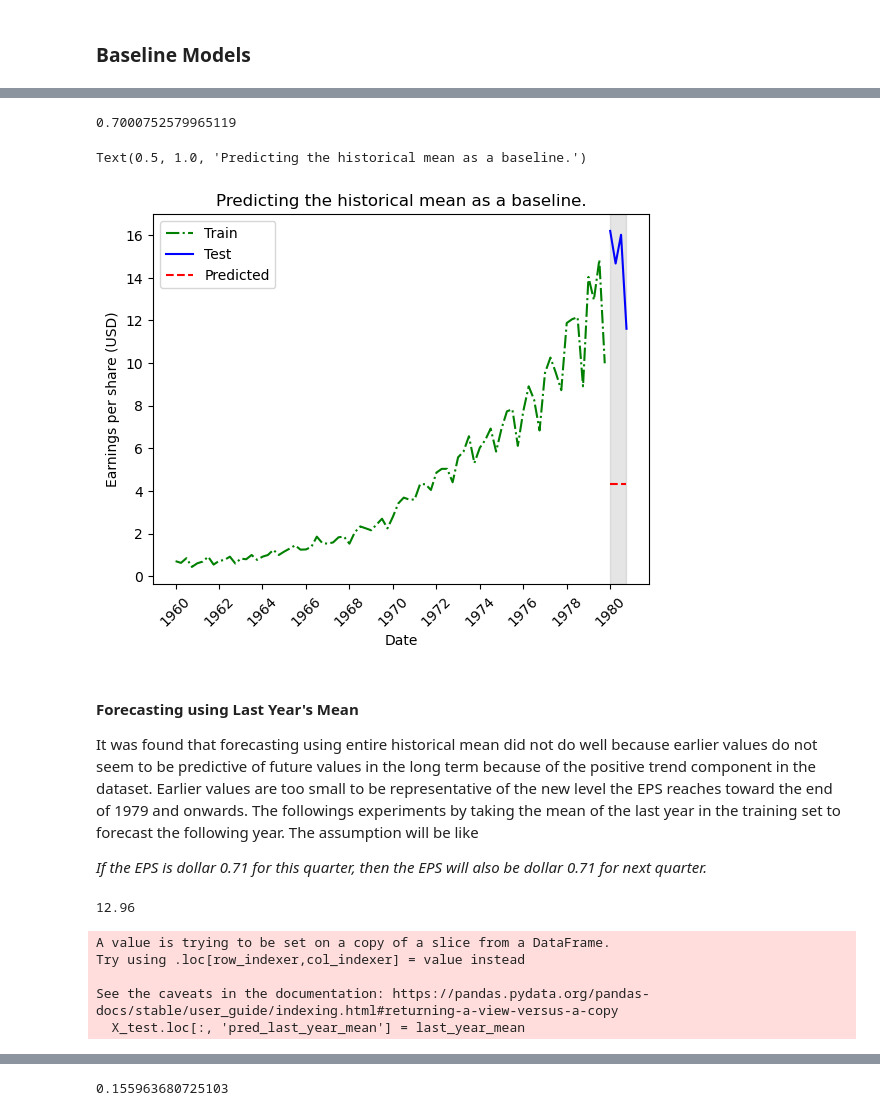
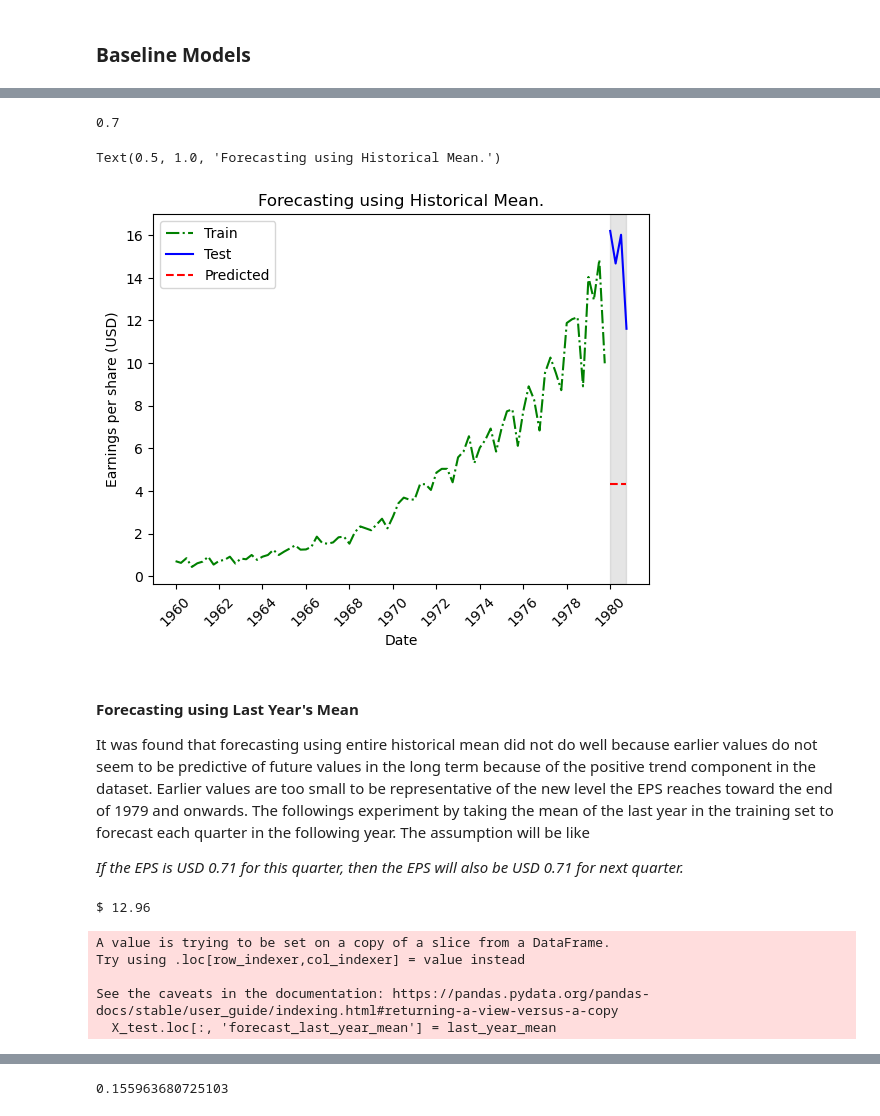
Before and after one commit to PradipKumarDas/Teaching, a Jupyter notebook: 22AML154-Advanced_Machine_Learning/3.1_time-series-forecasting-practical_1.ipynb, the cells around one changed output, grey strips where cells are left out. Cells and saved outputs as stored; diff of their text form; code cells hidden in the pictures.

```diff
--- a/22AML154-Advanced_Machine_Learning/3.1_time-series-forecasting-practical_1.ipynb
+++ b/22AML154-Advanced_Machine_Learning/3.1_time-series-forecasting-practical_1.ipynb
@@ -123,2 +142,7 @@ print(historical_mean)
 # %%
-X_test.loc[:, "pred_mean"] = hist_mean
+# Creates a new column that holds the historical mean of the train set
+# to naively forecast this value for each quarter of 1980.
+
+X_test.loc[:, "forecast_mean"] = hist_mean
+
+display(X_test)
@@ -133,43 +160,49 @@ display(X_test)
 # %%
-hist_mean_mape = mean_absolute_percentage_error(X_test["data"], X_test["pred_mean"])
-print(hist_mean_mape)
+# Evaluates forecasting performance
+hist_mean_mape = mean_absolute_percentage_error(X_test["data"], X_test["forecast_mean"])
+
+print(round(hist_mean_mape,2))
 # %% [output]
-0.7000752579965119
+0.7
 # %%
+# Plots the forecasting
 
 plt.plot(X_train['date'], X_train['data'], 'g-.', label='Train')
 plt.plot(X_test['date'], X_test['data'], 'b-', label='Test')
-plt.plot(X_test['date'], X_test['pred_mean'], 'r--', label='Predicted')
+plt.plot(X_test['date'], X_test['forecast_mean'], 'r--', label='Predicted')
 plt.xlabel('Date')
 plt.ylabel('Earnings per share (USD)')
 plt.axvspan(80, 83, color='#808080', alpha=0.2)
 plt.xticks(np.arange(0, 85, 8), [1960, 1962, 1964, 1966, 1968, 1970, 1972, 1974, 1976, 1978, 1980], rotation=45)
 plt.legend()
-plt.title("Predicting the historical mean as a baseline.")
+plt.title("Forecasting using Historical Mean.")
 # %% [output]
-Text(0.5, 1.0, 'Predicting the historical mean as a baseline.')
+Text(0.5, 1.0, 'Forecasting using Historical Mean.')
-[figure, old version]
+[figure, new version]
 # %% [markdown]
 #### Forecasting using Last Year's Mean
 
-It was found that forecasting using entire historical mean did not do well because earlier values do not seem to be predictive of future values in the long term because of the positive trend component in the dataset. Earlier values are too small to be representative of the new level the EPS reaches toward the end of 1979 and onwards. The followings experiments by taking the mean of the last year in the training set to forecast the following year. The assumption will be like
+It was found that forecasting using entire historical mean did not do well because earlier values do not seem to be predictive of future values in the long term because of the positive trend component in the dataset. Earlier values are too small to be representative of the new level the EPS reaches toward the end of 1979 and onwards. The followings experiment by taking the mean of the last year in the training set to forecast each quarter in the following year. The assumption will be like
 
-_If the EPS is dollar 0.71 for this quarter, then the EPS will also be dollar 0.71 for next quarter._
+_If the EPS is USD 0.71 for this quarter, then the EPS will also be USD 0.71 for next quarter._
 # %%
-
+# Calculates the mean of the four quarters in last year [1979] in train set
 last_year_mean = np.mean(X_train.data[-4:])
 
-print(last_year_mean)
+print("$", round(last_year_mean, 2))
 # %% [output]
-12.96
+$ 12.96
 # %%
-X_test.loc[:, 'pred_last_year_mean'] = last_year_mean
+# Creates a new column that holds the mean of the last 4 quarters
+# in 1979 to naively forecast this value for each quarter of 1980.
+
+X_test.loc[:, 'forecast_last_year_mean'] = last_year_mean
 # %% [output]
 A value is trying to be set on a copy of a slice from a DataFrame.
 Try using .loc[row_indexer,col_indexer] = value instead
 
 See the caveats in the documentation: https://pandas.pydata.org/pandas-docs/stable/user_guide/indexing.html#returning-a-view-versus-a-copy
-  X_test.loc[:, 'pred_last_year_mean'] = last_year_mean
+  X_test.loc[:, 'forecast_last_year_mean'] = last_year_mean
 # %%
 display(X_test)
 # %% [output]
```
Also changed, not shown: parts of 30 cells of this notebook.
